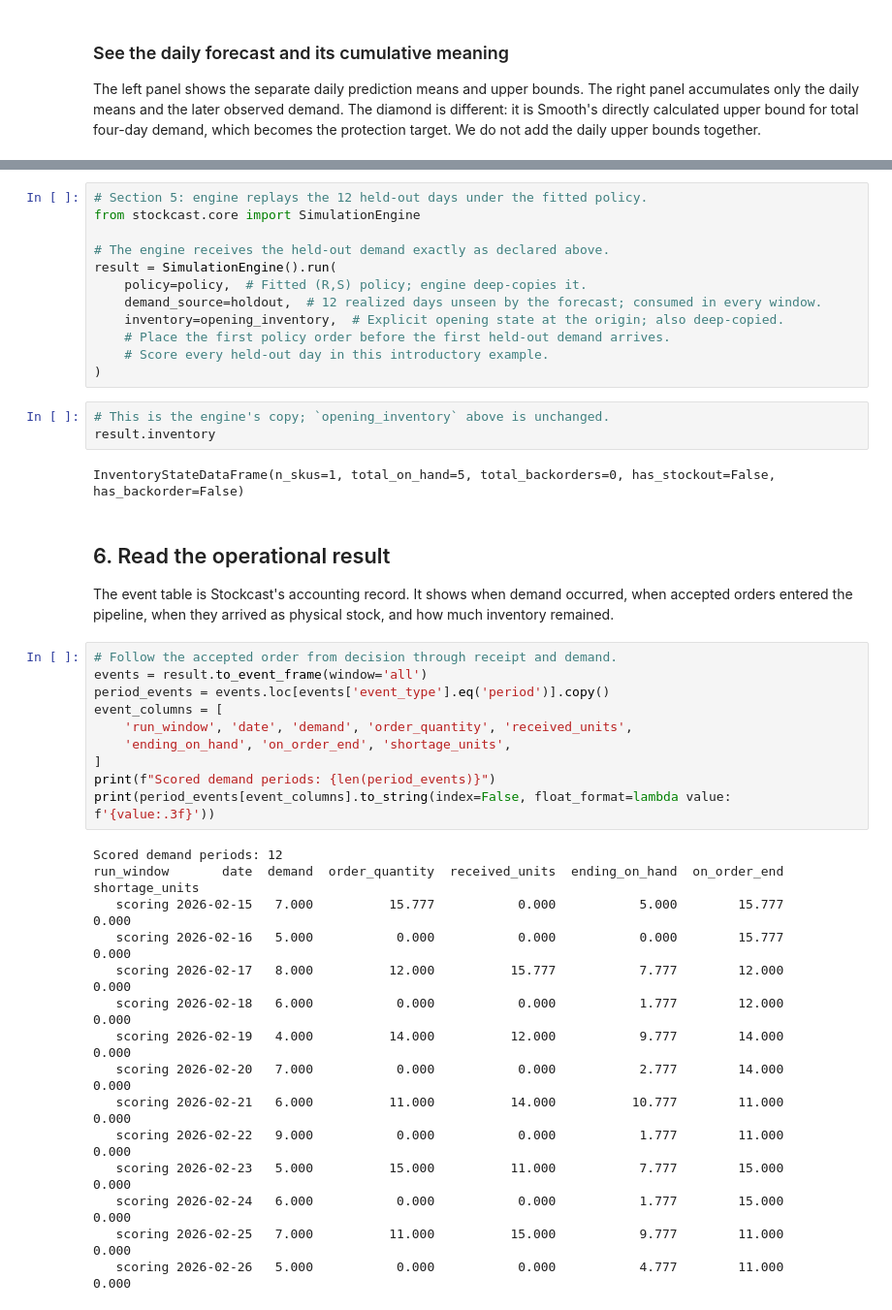
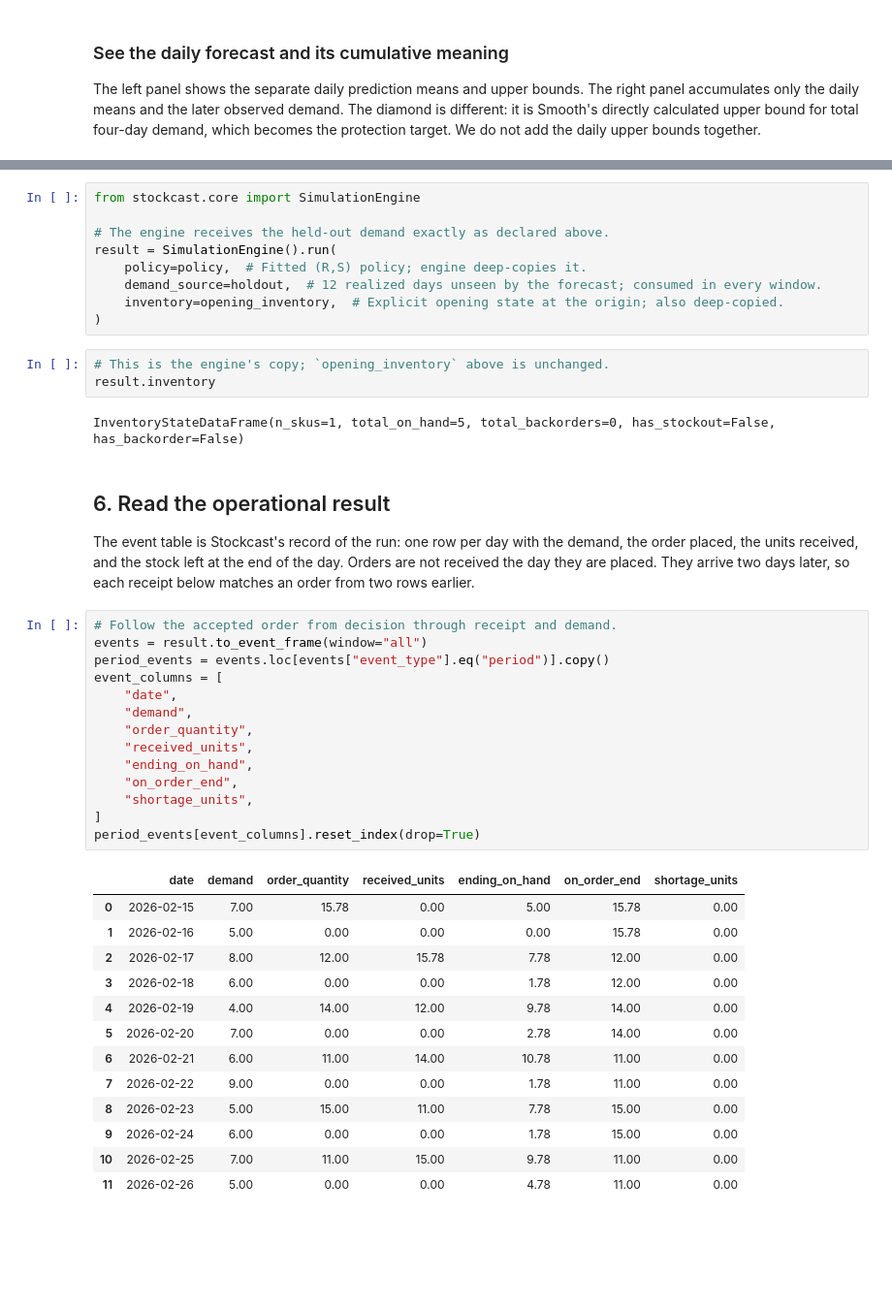
Before and after one commit to FilTheo/stockcast, a Jupyter notebook: examples/notebooks/04c_cumulative_protection_target.ipynb, the cells around one changed output, grey strips where cells are left out. Shown at 97% size. Cells and saved outputs as stored; diff of their text form; blank space fills up the shorter version.

```diff
--- a/examples/notebooks/04c_cumulative_protection_target.ipynb
+++ b/examples/notebooks/04c_cumulative_protection_target.ipynb
@@ -294,5 +411,4 @@ The engine begins with declared opening stock, decides before the first held-out
 # %%
-# Section 5: engine replays the 12 held-out days under the fitted policy.
 from stockcast.core import SimulationEngine
 
 # The engine receives the held-out demand exactly as declared above.
@@ -300,8 +416,6 @@ result = SimulationEngine().run(
     policy=policy,  # Fitted (R,S) policy; engine deep-copies it.
     demand_source=holdout,  # 12 realized days unseen by the forecast; consumed in every window.
     inventory=opening_inventory,  # Explicit opening state at the origin; also deep-copied.
-    # Place the first policy order before the first held-out demand arrives.
-    # Score every held-out day in this introductory example.
 )
 # %%
 # This is the engine's copy; `opening_inventory` above is unchanged.
@@ -311,30 +425,33 @@ InventoryStateDataFrame(n_skus=1, total_on_hand=5, total_backorders=0, has_stock
 # %% [markdown]
 ## 6. Read the operational result
 
-The event table is Stockcast's accounting record. It shows when demand occurred, when accepted orders entered the pipeline, when they arrived as physical stock, and how much inventory remained.
+The event table is Stockcast's record of the run: one row per day with the demand, the order placed, the units received, and the stock left at the end of the day. Orders are not received the day they are placed. They arrive two days later, so each receipt below matches an order from two rows earlier.
 # %%
 # Follow the accepted order from decision through receipt and demand.
-events = result.to_event_frame(window='all')
-period_events = events.loc[events['event_type'].eq('period')].copy()
+events = result.to_event_frame(window="all")
+period_events = events.loc[events["event_type"].eq("period")].copy()
 event_columns = [
-    'run_window', 'date', 'demand', 'order_quantity', 'received_units',
-    'ending_on_hand', 'on_order_end', 'shortage_units',
+    "date",
+    "demand",
+    "order_quantity",
+    "received_units",
+    "ending_on_hand",
+    "on_order_end",
+    "shortage_units",
 ]
-print(f"Scored demand periods: {len(period_events)}")
-print(period_events[event_columns].to_string(index=False, float_format=lambda value: f'{value:.3f}'))
+period_events[event_columns].reset_index(drop=True)
 # %% [output]
-Scored demand periods: 12
-run_window       date  demand  order_quantity  received_units  ending_on_hand  on_order_end  shortage_units
-   scoring 2026-02-15   7.000          15.777           0.000           5.000        15.777           0.000
-   scoring 2026-02-16   5.000           0.000           0.000           0.000        15.777           0.000
-   scoring 2026-02-17   8.000          12.000          15.777           7.777        12.000           0.000
-   scoring 2026-02-18   6.000           0.000           0.000           1.777        12.000           0.000
-   scoring 2026-02-19   4.000          14.000          12.000           9.777        14.000           0.000
-   scoring 2026-02-20   7.000           0.000           0.000           2.777        14.000           0.000
-   scoring 2026-02-21   6.000          11.000          14.000          10.777        11.000           0.000
-   scoring 2026-02-22   9.000           0.000           0.000           1.777        11.000           0.000
-   scoring 2026-02-23   5.000          15.000          11.000           7.777        15.000           0.000
-   scoring 2026-02-24   6.000           0.000           0.000           1.777        15.000           0.000
-   scoring 2026-02-25   7.000          11.000          15.000           9.777        11.000           0.000
-   scoring 2026-02-26   5.000           0.000           0.000           4.777        11.000           0.000
+|  | date | demand | order_quantity | received_units | ending_on_hand | on_order_end | shortage_units |
+| 0 | 2026-02-15 | 7.00 | 15.78 | 0.00 | 5.00 | 15.78 | 0.00 |
+| 1 | 2026-02-16 | 5.00 | 0.00 | 0.00 | 0.00 | 15.78 | 0.00 |
+| 2 | 2026-02-17 | 8.00 | 12.00 | 15.78 | 7.78 | 12.00 | 0.00 |
+| 3 | 2026-02-18 | 6.00 | 0.00 | 0.00 | 1.78 | 12.00 | 0.00 |
+| 4 | 2026-02-19 | 4.00 | 14.00 | 12.00 | 9.78 | 14.00 | 0.00 |
+| 5 | 2026-02-20 | 7.00 | 0.00 | 0.00 | 2.78 | 14.00 | 0.00 |
+| 6 | 2026-02-21 | 6.00 | 11.00 | 14.00 | 10.78 | 11.00 | 0.00 |
+| 7 | 2026-02-22 | 9.00 | 0.00 | 0.00 | 1.78 | 11.00 | 0.00 |
+| 8 | 2026-02-23 | 5.00 | 15.00 | 11.00 | 7.78 | 15.00 | 0.00 |
+| 9 | 2026-02-24 | 6.00 | 0.00 | 0.00 | 1.78 | 15.00 | 0.00 |
+| 10 | 2026-02-25 | 7.00 | 11.00 | 15.00 | 9.78 | 11.00 | 0.00 |
+| 11 | 2026-02-26 | 5.00 | 0.00 | 0.00 | 4.78 | 11.00 | 0.00 |
 # %%
```
Also changed, not shown: parts of 24 cells of this notebook.
